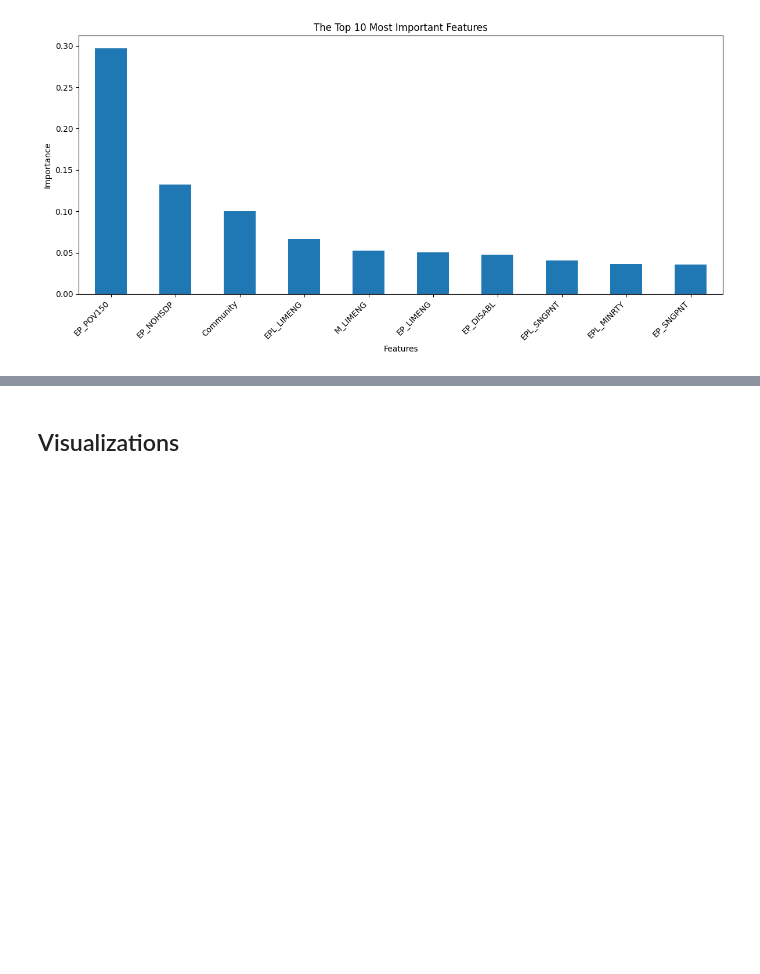
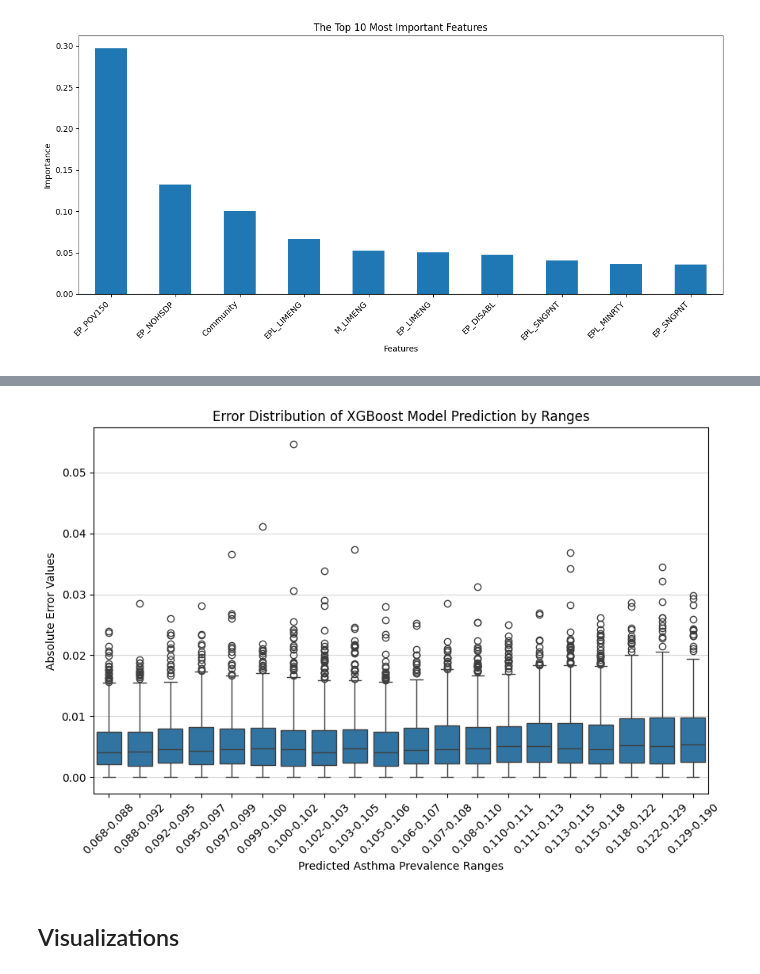
Before and after one commit to yoryuzaki/ss25_milestone2_team3, a Jupyter notebook: Notebook 1.ipynb, the cells around one changed output, grey strips where cells are left out. Drawn from its saved outputs; the diff is of its cells as text; code cells hidden in the pictures; blank space fills up the shorter version.

```diff
--- a/Notebook 1.ipynb
+++ b/Notebook 1.ipynb
@@ -908,3 +934,24 @@ The XGBoost Regression model was still able to make a relatively good prediction
+# %%
+# Error by Prediction Range
+
+xgb_pred_ranges = pd.qcut(xgb_pred, q=20)
+range_labels = [f"{interval.left:.3f}-{interval.right:.3f}" for interval in xgb_pred_ranges.categories]
+xgb_pred_ranges_labeled = pd.qcut(xgb_pred, q=20, labels=range_labels)
+
+error_by_ranges = pd.DataFrame({
+    'Prediction_Range': xgb_pred_ranges_labeled,
+    'Absolute_Error': np.abs(residuals)
+})
+plt.figure(figsize=(10, 6))
+sns.boxplot(x='Prediction_Range', y='Absolute_Error', data=error_by_ranges)
+plt.xticks(rotation=45)
+plt.grid(True, alpha=0.5, axis='y')
+plt.xlabel('Predicted Asthma Prevalence Ranges')
+plt.ylabel('Absolute Error Values')
+plt.title('Error Distribution of XGBoost Model Prediction by Ranges')
+plt.show()
+# %% [output]
+[figure, added]
 # %% [markdown]
 ## Visualizations
 # %% [markdown]
```
Also changed, not shown: parts of 8 cells of this notebook.
